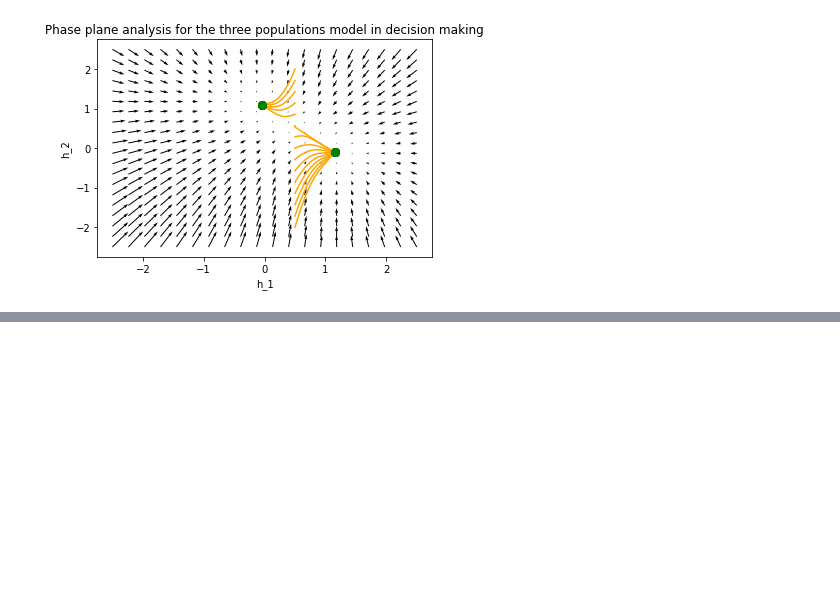
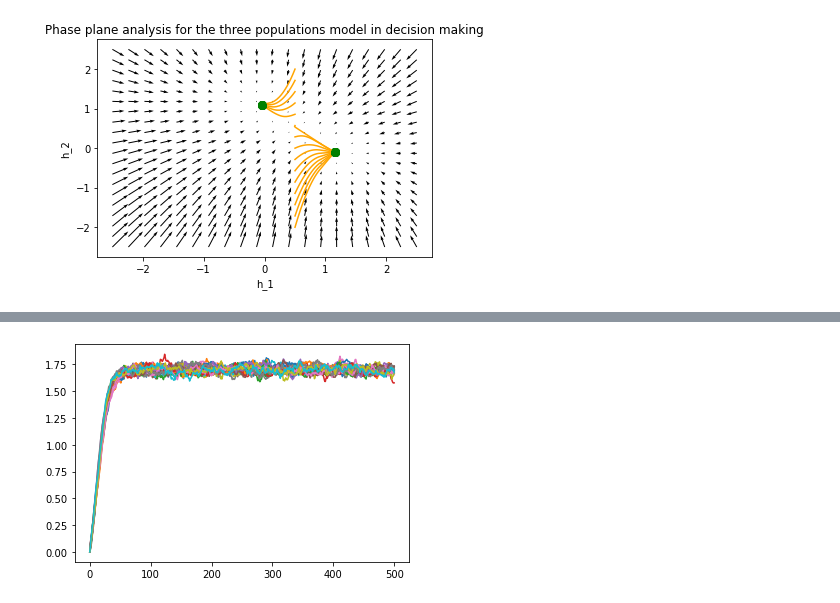
Before and after one commit to fblondiaux/LGBIO2072-2020, a Jupyter notebook: LGBIO2072_TP3.ipynb, the cells around one changed output, grey strips where cells are left out. Drawn from its saved outputs; the diff is of its cells as text; code cells hidden in the pictures; blank space fills up the shorter version.

```diff
--- a/LGBIO2072_TP3.ipynb
+++ b/LGBIO2072_TP3.ipynb
@@ -59,16 +59,17 @@ def geval(hi):
     return hi
 
 def simulatePopEv(RI1,RI2, h10,h20,stim_time = 500,dt = 1e-3,tau = 10e-3,wee = 1.5,alpha = 1):
+
     h = np.zeros((2,stim_time+1))
     h[0,0] = h10
     h[1,0] = h20
     for k in range(stim_time):
-        h[0,k+1] = h[0,k] + dt/tau*(-h[0,k]+ (wee-alpha)*geval(h[0,k])-alpha*geval(h[1,k]) + RI1)
-        h[1,k+1] = h[1,k] + dt/tau*(-h[1,k]+ (wee-alpha)*geval(h[1,k])-alpha*geval(h[0,k]) + RI2)
+        h[0,k+1] = h[0,k] + dt/tau*(-h[0,k]+ (wee-alpha)*geval(h[0,k])-alpha*geval(h[1,k]) + RI1[k])
+        h[1,k+1] = h[1,k] + dt/tau*(-h[1,k]+ (wee-alpha)*geval(h[1,k])-alpha*geval(h[0,k]) + RI2[k])
     return h
 
 
-h = simulatePopEv(0.7,0.3,0,0)
+h = simulatePopEv(0.7*np.ones(500),0.3*np.ones(500),0,0)
 
 plt.plot(h[0,:],label="FirstPop")
 plt.plot(h[1,:],label='second')
@@ -146,0 +154,12 @@ PhasePlaneAnalysis(0.8,0.75,0.5,np.linspace(-2,2,15))
+# %%
+#Add noise to the input and observe the effect on the system
+
+def noisy_input(RI,sigma,size):
+    return np.random.normal(loc=RI,scale=sigma,size=size)
+
+stim_time = 500
+for i in range(20):
+  h = simulatePopEv(noisy_input(0.7,.1,stim_time),noisy_input(0.2,.1,stim_time),0,0,stim_time=stim_time)
+  plt.plot(h[0,:]-h[1,:])
+# %% [output]
+[figure, added]
```
Also changed, not shown: parts of 10 cells of this notebook.
